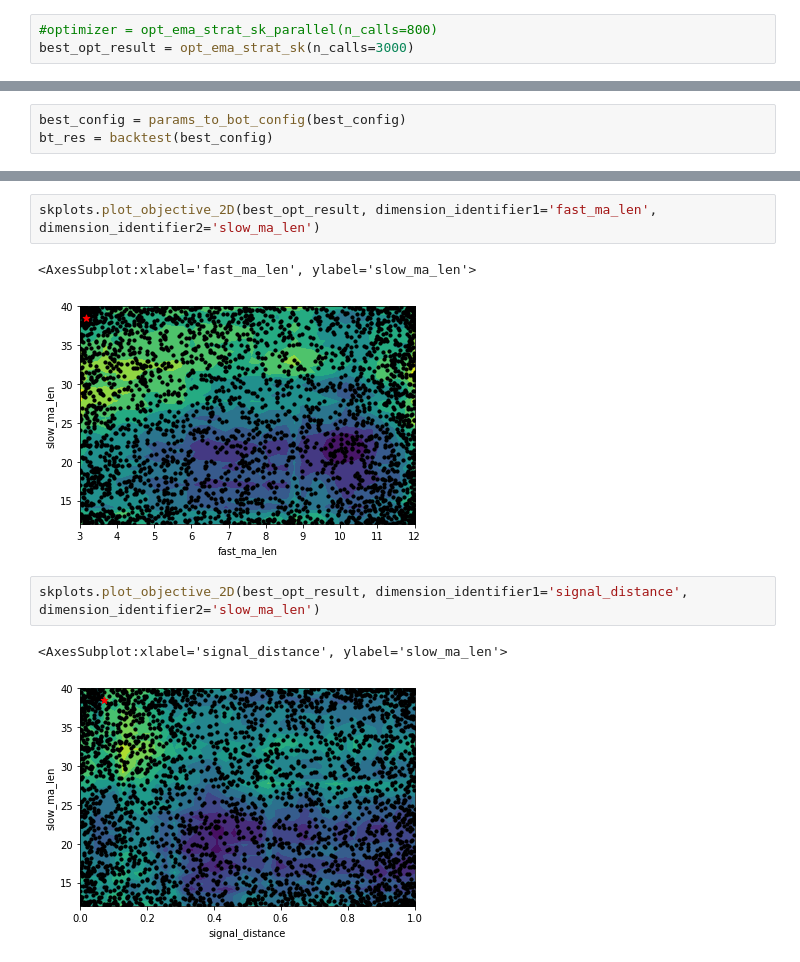
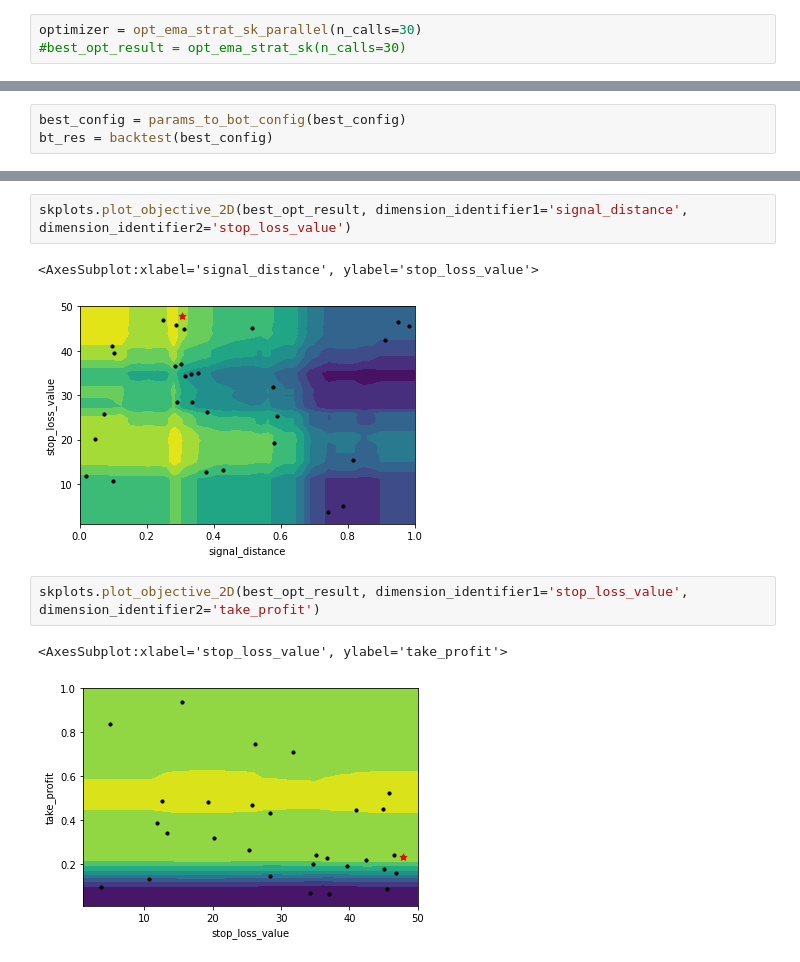
Before and after one commit to revmischa/crypto-trader, a Jupyter notebook: strategize-skopt.ipynb, the cells around one changed output, grey strips where cells are left out. Drawn from its saved outputs; the diff is of its cells as text.

```diff
--- a/strategize-skopt.ipynb
+++ b/strategize-skopt.ipynb
@@ -334,6 +335,6 @@ def opt_ema_strat_sk_parallel(n_calls:int) -> Optimizer:
 
     return optimizer
 # %%
-#optimizer = opt_ema_strat_sk_parallel(n_calls=800)
-best_opt_result = opt_ema_strat_sk(n_calls=3000)
+optimizer = opt_ema_strat_sk_parallel(n_calls=30)
+#best_opt_result = opt_ema_strat_sk(n_calls=30)
 # %% [output]
@@ -422,13 +429,13 @@ skplots.plot_objective_2D(best_opt_result, dimension_identifier1='signal_distanc
 # %%
-skplots.plot_objective_2D(best_opt_result, dimension_identifier1='fast_ma_len', dimension_identifier2='slow_ma_len')
+skplots.plot_objective_2D(best_opt_result, dimension_identifier1='signal_distance', dimension_identifier2='stop_loss_value')
 # %% [output]
-<AxesSubplot:xlabel='fast_ma_len', ylabel='slow_ma_len'>
+<AxesSubplot:xlabel='signal_distance', ylabel='stop_loss_value'>
-[figure, old version]
+[figure, new version]
 # %%
-skplots.plot_objective_2D(best_opt_result, dimension_identifier1='signal_distance', dimension_identifier2='slow_ma_len')
+skplots.plot_objective_2D(best_opt_result, dimension_identifier1='stop_loss_value', dimension_identifier2='take_profit')
 # %% [output]
-<AxesSubplot:xlabel='signal_distance', ylabel='slow_ma_len'>
+<AxesSubplot:xlabel='stop_loss_value', ylabel='take_profit'>
-[figure, old version]
+[figure, new version]
 # %%
 _ = skplots.plot_evaluations(best_opt_result)
 # %% [output]
```
Also changed, not shown: parts of 11 cells of this notebook.
